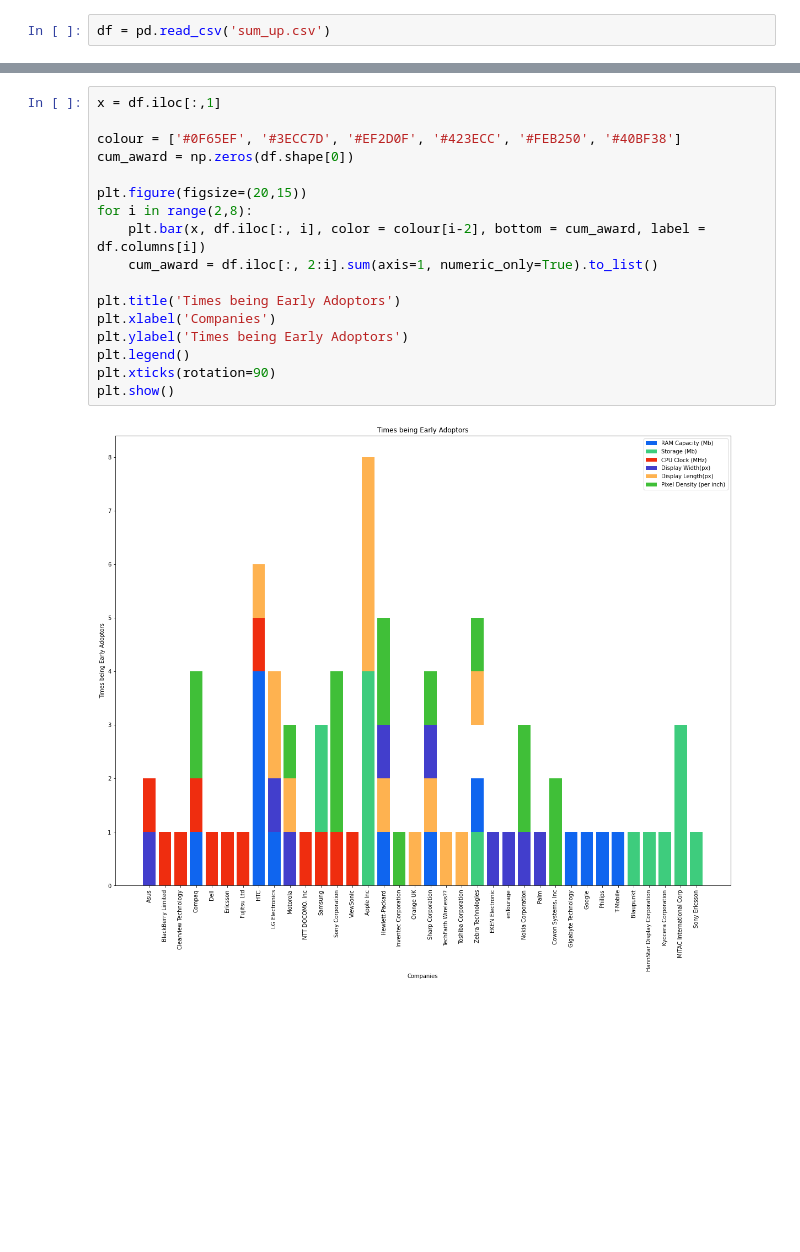
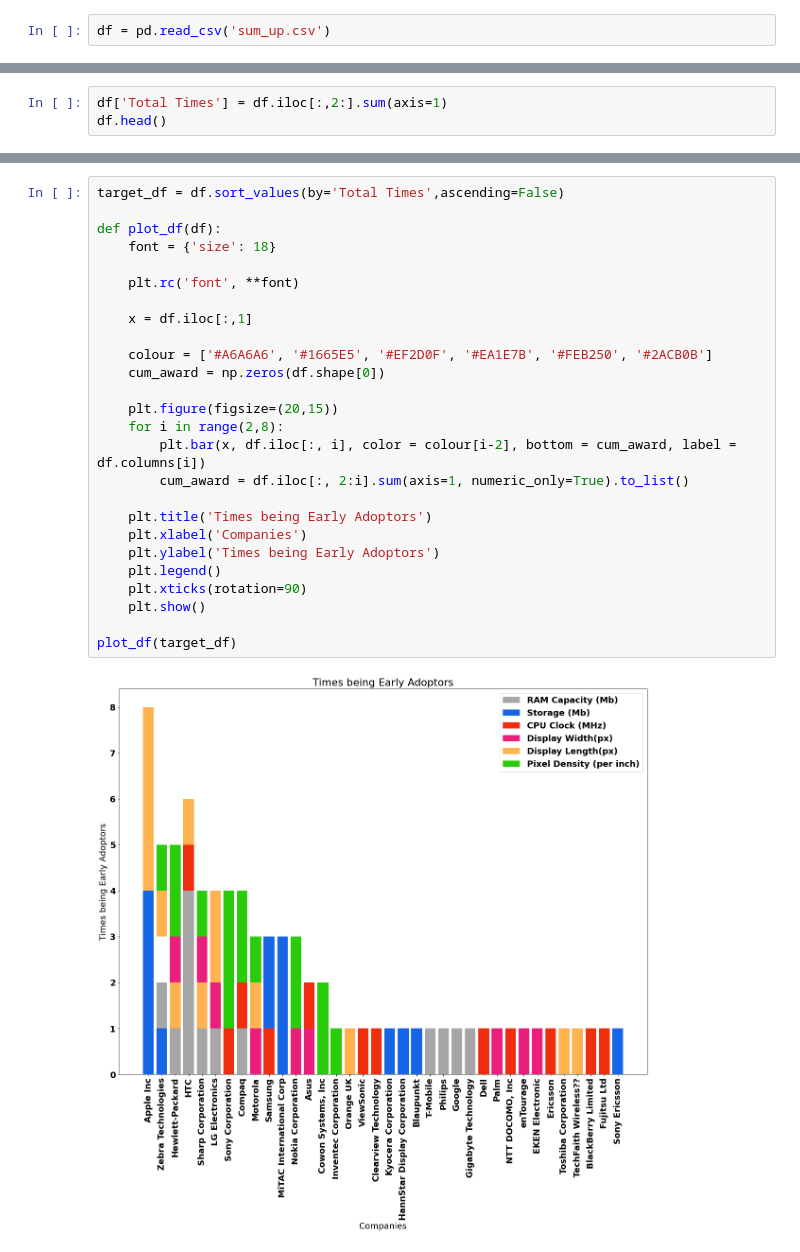
Before and after one commit to lt-shy-john/mobile-phone-vis, a Jupyter notebook: Times being Early Adoptors.ipynb, the cells around one changed output, grey strips where cells are left out. Cells and saved outputs as stored; diff of their text form; blank space fills up the shorter version.

```diff
--- a/Times being Early Adoptors.ipynb
+++ b/Times being Early Adoptors.ipynb
@@ -18,0 +12,3 @@ df.head()
+# %%
+df['Total Times'] = df.iloc[:,2:].sum(axis=1)
+df.head()
@@ -30,19 +52,28 @@ for i in range(2,8):
 # %%
-x = df.iloc[:,1]
+target_df = df.sort_values(by='Total Times',ascending=False)
 
-colour = ['#0F65EF', '#3ECC7D', '#EF2D0F', '#423ECC', '#FEB250', '#40BF38']
-cum_award = np.zeros(df.shape[0])
+def plot_df(df):
+    font = {'size': 18}
 
-plt.figure(figsize=(20,15))
-for i in range(2,8):
-    plt.bar(x, df.iloc[:, i], color = colour[i-2], bottom = cum_award, label = df.columns[i])
-    cum_award = df.iloc[:, 2:i].sum(axis=1, numeric_only=True).to_list()
+    plt.rc('font', **font)
 
-plt.title('Times being Early Adoptors')
-plt.xlabel('Companies')
-plt.ylabel('Times being Early Adoptors')
-plt.legend()
-plt.xticks(rotation=90)
-plt.show()
+    x = df.iloc[:,1]
+
+    colour = ['#A6A6A6', '#1665E5', '#EF2D0F', '#EA1E7B', '#FEB250', '#2ACB0B']
+    cum_award = np.zeros(df.shape[0])
+
+    plt.figure(figsize=(20,15))
+    for i in range(2,8):
+        plt.bar(x, df.iloc[:, i], color = colour[i-2], bottom = cum_award, label = df.columns[i])
+        cum_award = df.iloc[:, 2:i].sum(axis=1, numeric_only=True).to_list()
+
+    plt.title('Times being Early Adoptors')
+    plt.xlabel('Companies')
+    plt.ylabel('Times being Early Adoptors')
+    plt.legend()
+    plt.xticks(rotation=90)
+    plt.show()
+
+plot_df(target_df)
 # %% [output]
-[figure, old version]
+[figure, new version]
```
Also changed, not shown: parts of 4 cells of this notebook.
